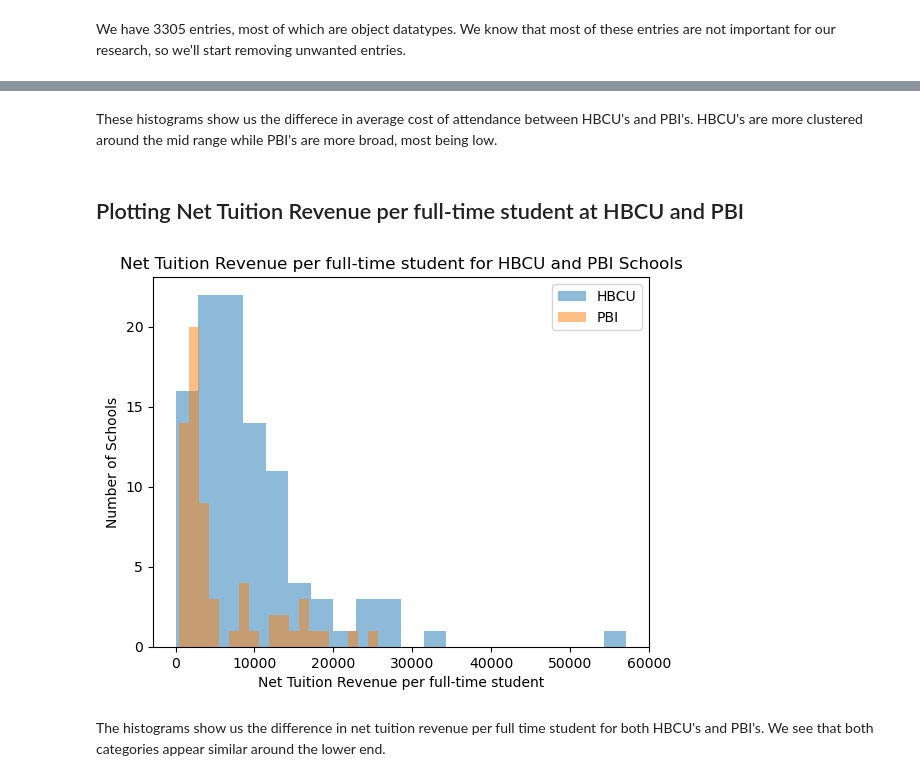
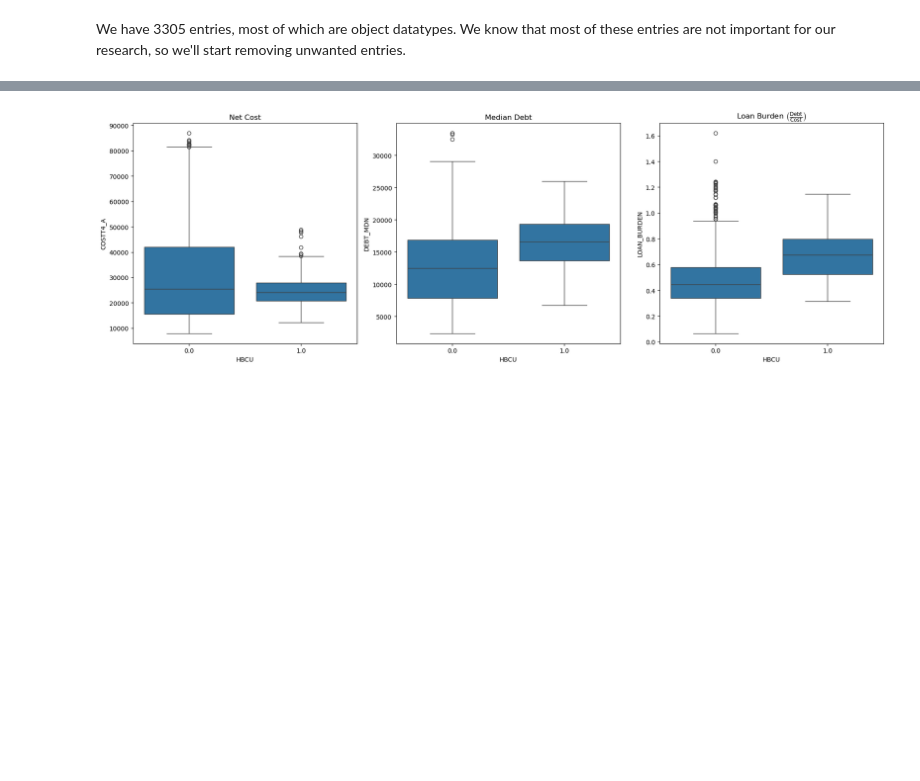
Before and after one commit to tanwasp/college-scorecard-analysis-group5, a Jupyter notebook: eda/full_college_scorecard_eda.ipynb, the cells around one changed output, grey strips where cells are left out. Saved outputs shown, nothing was run; the diff lists cells and outputs as text; code cells hidden in the pictures; blank space fills up the shorter version.

Commit message:
finished the first research plot

```diff
--- a/eda/full_college_scorecard_eda.ipynb
+++ b/eda/full_college_scorecard_eda.ipynb
@@ -256,16 +159,22 @@ plt.show()
-# %% [markdown]
-These histograms show us the differece in average cost of attendance between HBCU's and PBI's. HBCU's are more clustered around the mid range while PBI's are more broad, most being low.
-# %% [markdown]
-## Plotting Net Tuition Revenue per full-time student at HBCU and PBI
-# %%
-plt.hist(data[data['HBCU'] == 1]['TUITFTE'].fillna(0), bins=20, alpha=0.5, label='HBCU')
-plt.hist(data[data['PBI'] == 1]['TUITFTE'].fillna(0), bins=20, alpha=0.5, label='PBI')
-plt.xlabel('Net Tuition Revenue per full-time student')
-plt.ylabel('Number of Schools')
-plt.title('Net Tuition Revenue per full-time student for HBCU and PBI Schools')
-plt.legend()
-plt.show()
-# %% [output]
-[figure, removed]
-# %% [markdown]
-The histograms show us the difference in net tuition revenue per full time student for both HBCU's and PBI's. We see that both categories appear similar around the lower end.
+# %%
+institution_data['DEBT_MDN'] = pd.to_numeric(institution_data['DEBT_MDN'])
+institution_data['COSTT4_A'] = pd.to_numeric(institution_data['COSTT4_A'])
+institution_data = institution_data.dropna(subset=['DEBT_MDN', 'COSTT4_A'])
+
+institution_data['LOAN_BURDEN'] = institution_data['DEBT_MDN'] / institution_data['COSTT4_A']
+
+fig, axs = plt.subplots(1, 3, figsize=(18, 6))
+
+sns.boxplot(x='HBCU', y='COSTT4_A', data=institution_data, ax=axs[0])
+axs[0].set_title('Net Cost')
+
+sns.boxplot(x='HBCU', y='DEBT_MDN', data=institution_data, ax=axs[1])
+axs[1].set_title('Median Debt')
+
+sns.boxplot(x='HBCU', y='LOAN_BURDEN', data=institution_data, ax=axs[2])
+axs[2].set_title(r'Loan Burden $\left(\frac{\text{Debt}}{\text{Cost}}\right)$')
+
+plt.tight_layout()
+plt.show()
+# %% [output]
+[figure, added]
```
Also changed, not shown: parts of 23 cells of this notebook.
